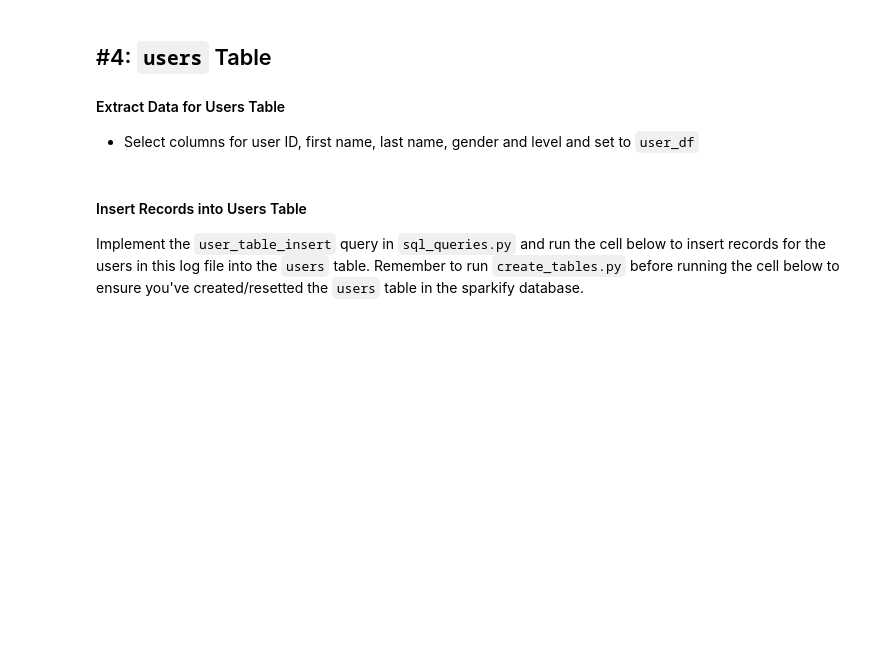
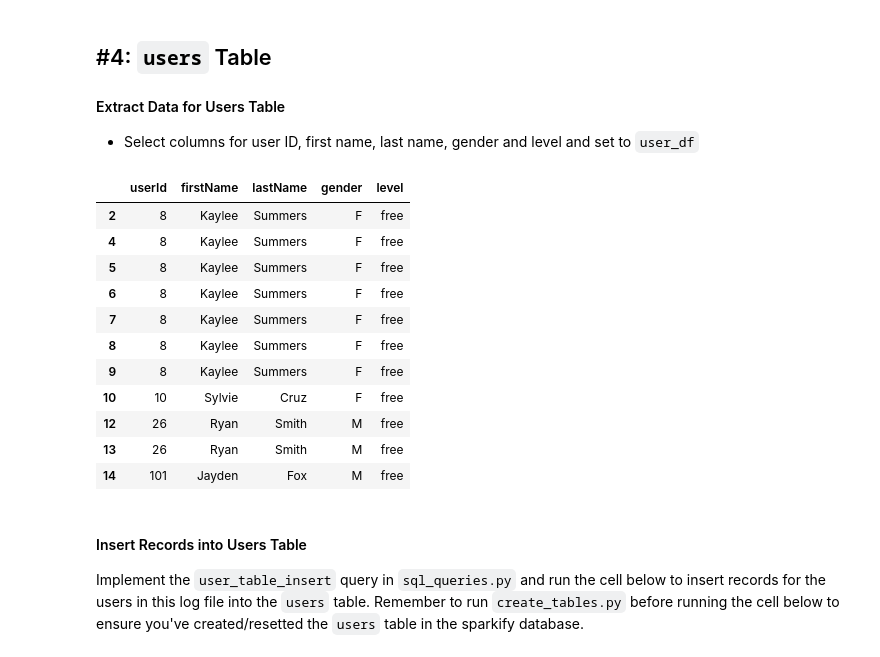
Before and after one commit to Sabathh/data_engineering, a Jupyter notebook: project_1/etl.ipynb, the cells around one changed output. Cells and saved outputs as stored; diff of their text form; code cells hidden in the pictures; blank space fills up the shorter version.

```diff
--- a/project_1/etl.ipynb
+++ b/project_1/etl.ipynb
@@ -125,3 +177,19 @@ user_df =
+# %%
+user_df = df[["userId", "firstName", "lastName", "gender", "level"]]
+user_df
+# %% [output]
+|  | userId | firstName | lastName | gender | level |
+| 2 | 8 | Kaylee | Summers | F | free |
+| 4 | 8 | Kaylee | Summers | F | free |
+| 5 | 8 | Kaylee | Summers | F | free |
+| 6 | 8 | Kaylee | Summers | F | free |
+| 7 | 8 | Kaylee | Summers | F | free |
+| 8 | 8 | Kaylee | Summers | F | free |
+| 9 | 8 | Kaylee | Summers | F | free |
+| 10 | 10 | Sylvie | Cruz | F | free |
+| 12 | 26 | Ryan | Smith | M | free |
+| 13 | 26 | Ryan | Smith | M | free |
+| 14 | 101 | Jayden | Fox | M | free |
 # %% [markdown]
 #### Insert Records into Users Table
 Implement the `user_table_insert` query in `sql_queries.py` and run the cell below to insert records for the users in this log file into the `users` table. Remember to run `create_tables.py` before running the cell below to ensure you've created/resetted the `users` table in the sparkify database.
```
Also changed, not shown: parts of 20 cells of this notebook.
